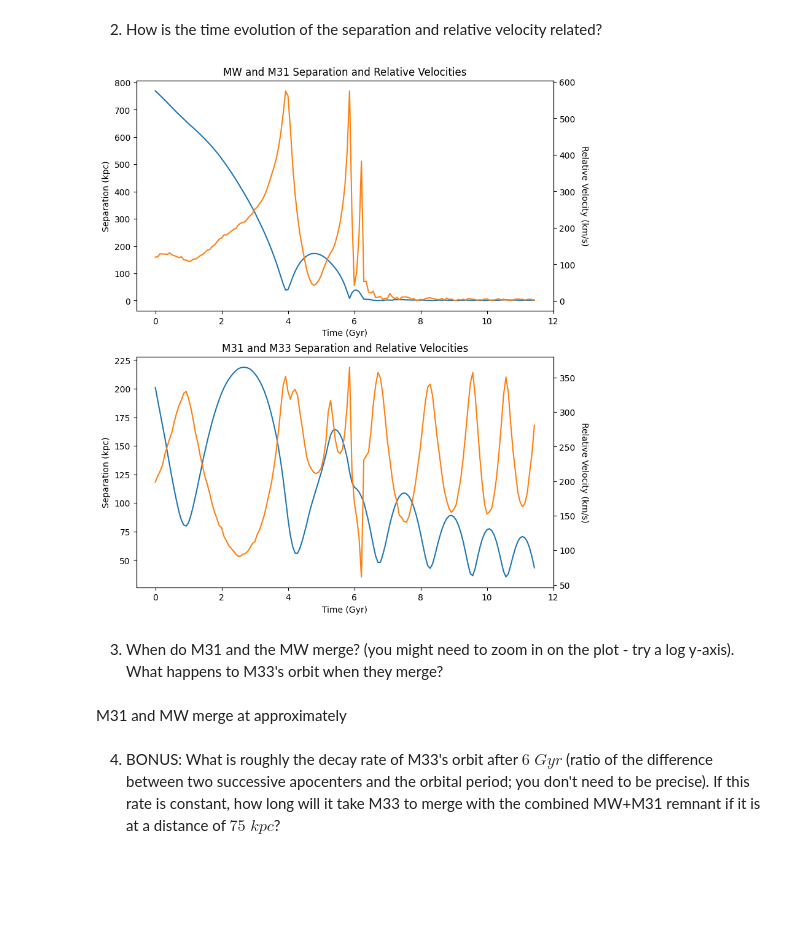
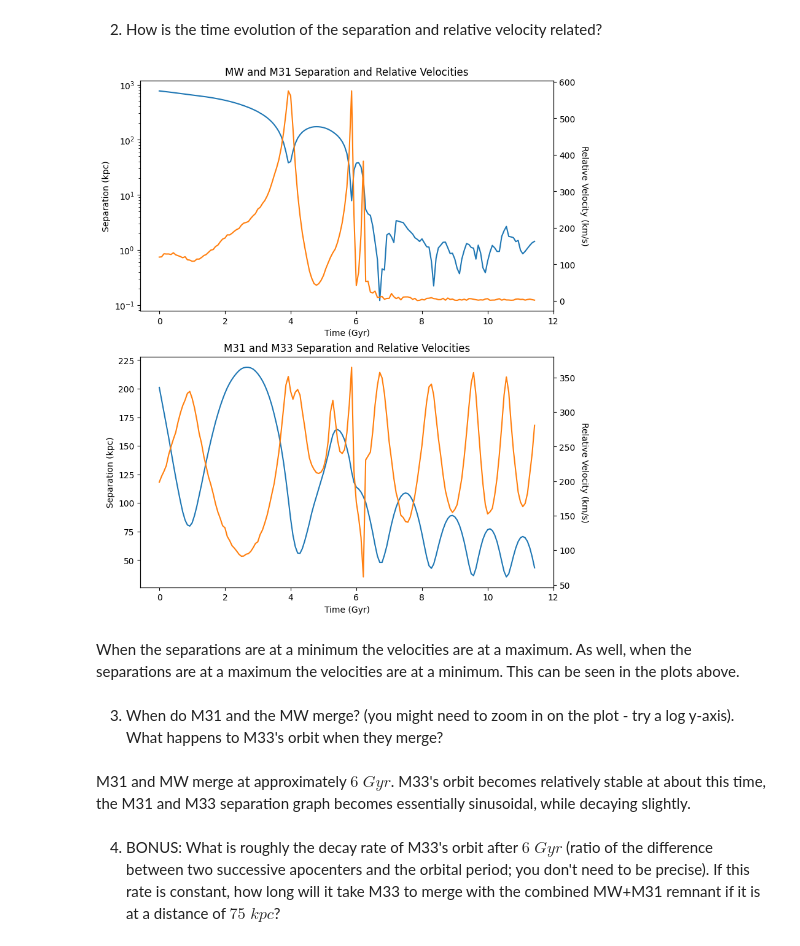
Before and after one commit to coltonq112358/ASTR400B, a Jupyter notebook: Homeworks/Homework6/OrbitCOM.ipynb, the cells around one changed output. Saved outputs shown, nothing was run; the diff lists cells and outputs as text; code cells hidden in the pictures; blank space fills up the shorter version.

```diff
--- a/Homeworks/Homework6/OrbitCOM.ipynb
+++ b/Homeworks/Homework6/OrbitCOM.ipynb
@@ -158,29 +164,31 @@ They will experience two close encounters in the future, where the next "close e
 2. How is the time evolution of the separation and relative velocity related?
 # %%
 fig, ax = plt.subplots(2, 1, figsize=(8, 9), layout='constrained')
-ax[0].plot(orbit_MW['t'], sep_MW_M31)
+ax[0].semilogy(orbit_MW['t'], sep_MW_M31)
 ax[0].set_xlabel('Time (Gyr)')
 ax[0].set_ylabel('Separation (kpc)')
 ax[0].set_title('MW and M31 Separation and Relative Velocities')
 
 ax2 = ax[0].twinx()
 ax2.plot(orbit_MW['t'], vel_MW_M31, c='C1')
 ax2.set_ylabel('Relative Velocity (km/s)', rotation=270, labelpad=15)
 
 ax[1].plot(orbit_M31['t'], sep_M31_M33)
 ax[1].set_xlabel('Time (Gyr)')
 ax[1].set_ylabel('Separation (kpc)')
 ax[1].set_title('M31 and M33 Separation and Relative Velocities')
 
 ax3 = ax[1].twinx()
 ax3.plot(orbit_M31['t'], vel_M31_M33, c='C1')
 ax3.set_ylabel('Relative Velocity (km/s)', rotation=270, labelpad=15)
 plt.show()
 # %% [output]
-[figure, old version]
+[figure, new version]
+# %% [markdown]
+When the separations are at a minimum the velocities are at a maximum. As well, when the separations are at a maximum the velocities are at a minimum. This can be seen in the plots above.
 # %% [markdown]
 3. When do M31 and the MW merge? (you might need to zoom in on the plot - try a log y-axis). What happens to M33's orbit when they merge?
-# %% [markdown]
-M31 and MW merge at approximately
+# %% [markdown]
+M31 and MW merge at approximately $6\;Gyr$. M33's orbit becomes relatively stable at about this time, the M31 and M33 separation graph becomes essentially sinusoidal, while decaying slightly.
 # %% [markdown]
 4. BONUS: What is roughly the decay rate of M33's orbit after $6\;Gyr$ (ratio of the difference between two successive apocenters and the orbital period; you don't need to be precise). If this rate is constant, how long will it take M33 to merge with the combined MW+M31 remnant if it is at a distance of $75\;kpc$?
```
Also changed, not shown: parts of 3 cells of this notebook.
